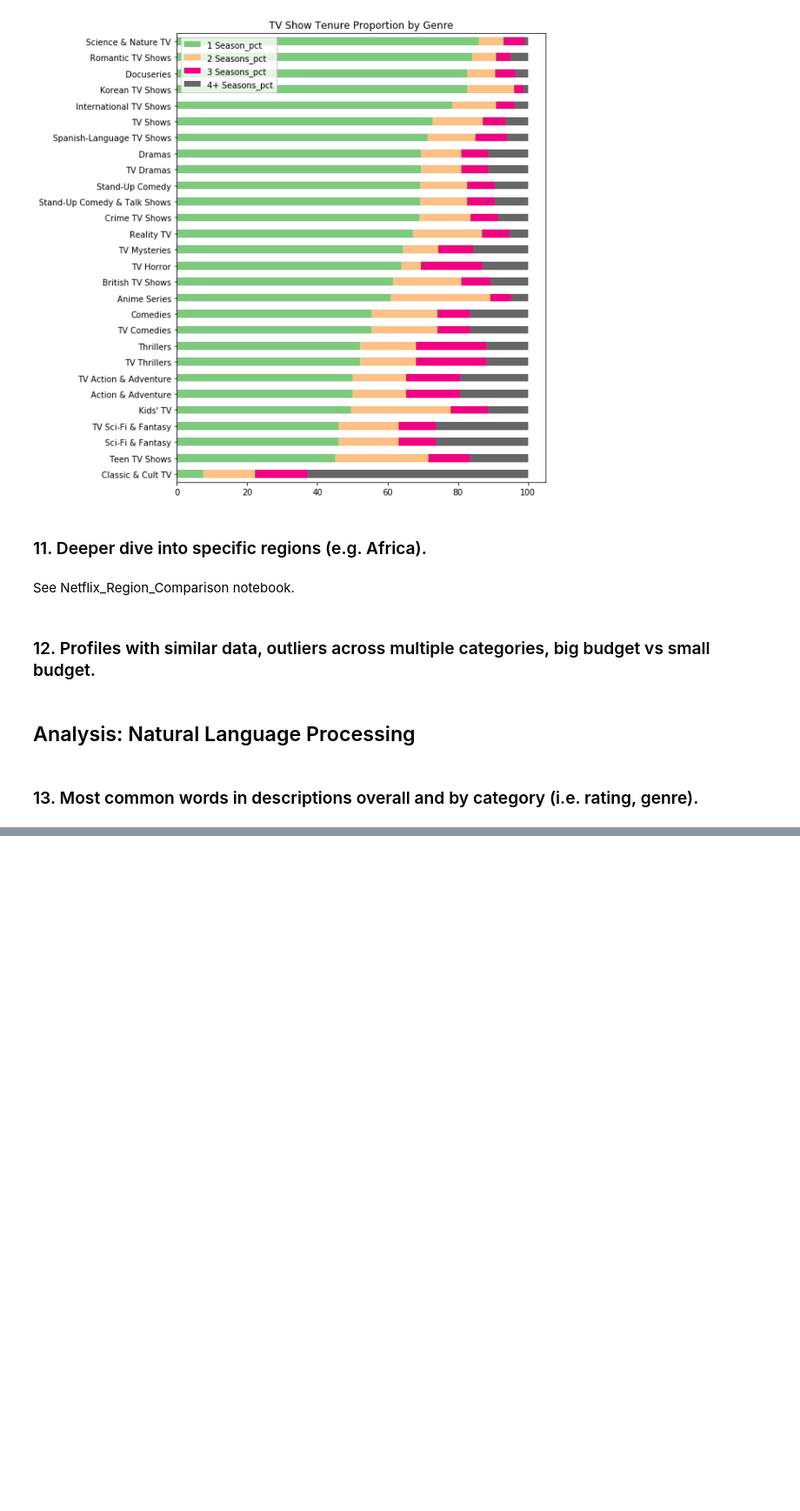
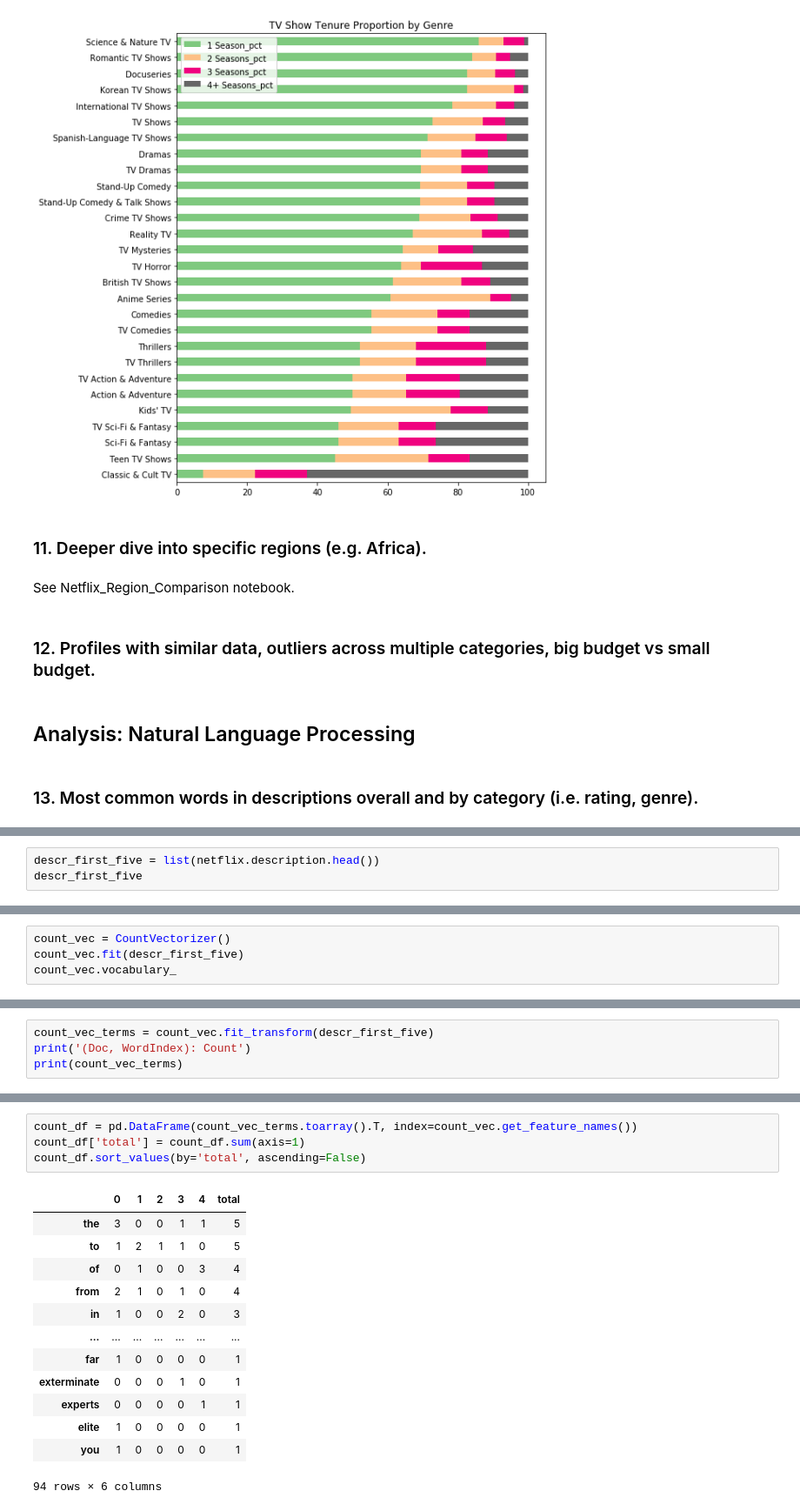
Before and after one commit to albert-ntiri/netflix, a Jupyter notebook: Netflix_EDA.ipynb, the cells around one changed output, grey strips where cells are left out. Shown at 87% size. Saved outputs shown, nothing was run; the diff lists cells and outputs as text; blank space fills up the shorter version.

```diff
--- a/Netflix_EDA.ipynb
+++ b/Netflix_EDA.ipynb
@@ -1092,0 +1049,3 @@ Name: description, dtype: object
+# %%
+descr_first_five = list(netflix.description.head())
+descr_first_five
@@ -1092,0 +1145,4 @@ Name: description, dtype: object
+# %%
+count_vec = CountVectorizer()
+count_vec.fit(descr_first_five)
+count_vec.vocabulary_
@@ -1092,0 +1167,4 @@ Name: description, dtype: object
+# %%
+count_vec_terms = count_vec.fit_transform(descr_first_five)
+print('(Doc, WordIndex): Count')
+print(count_vec_terms)
@@ -1092,0 +1189,18 @@ Name: description, dtype: object
+# %%
+count_df = pd.DataFrame(count_vec_terms.toarray().T, index=count_vec.get_feature_names())
+count_df['total'] = count_df.sum(axis=1)
+count_df.sort_values(by='total', ascending=False)
+# %% [output]
+|  | 0 | 1 | 2 | 3 | 4 | total |
+| the | 3 | 0 | 0 | 1 | 1 | 5 |
+| to | 1 | 2 | 1 | 1 | 0 | 5 |
+| of | 0 | 1 | 0 | 0 | 3 | 4 |
+| from | 2 | 1 | 0 | 1 | 0 | 4 |
+| in | 1 | 0 | 0 | 2 | 0 | 3 |
+| ... | ... | ... | ... | ... | ... | ... |
+| far | 1 | 0 | 0 | 0 | 0 | 1 |
+| exterminate | 0 | 0 | 0 | 1 | 0 | 1 |
+| experts | 0 | 0 | 0 | 0 | 1 | 1 |
+| elite | 1 | 0 | 0 | 0 | 0 | 1 |
+| you | 1 | 0 | 0 | 0 | 0 | 1 |
+94 rows × 6 columns
```
Also changed, not shown: parts of 40 cells of this notebook.
